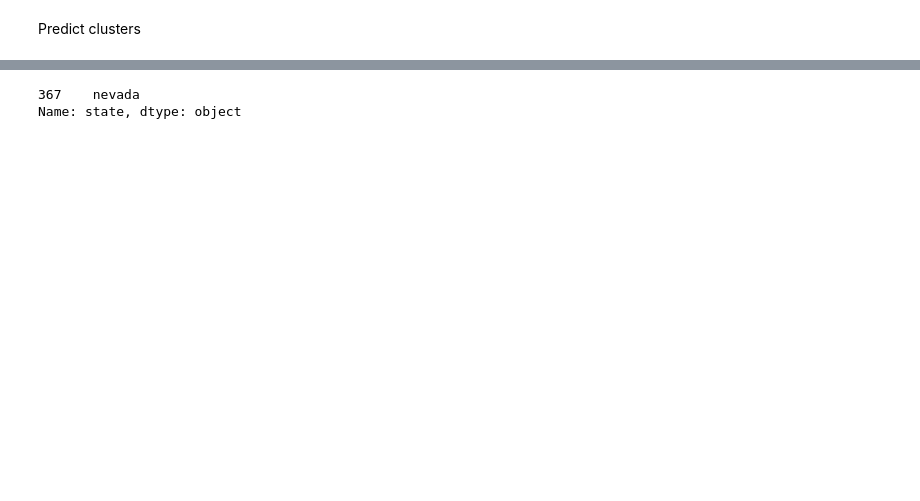
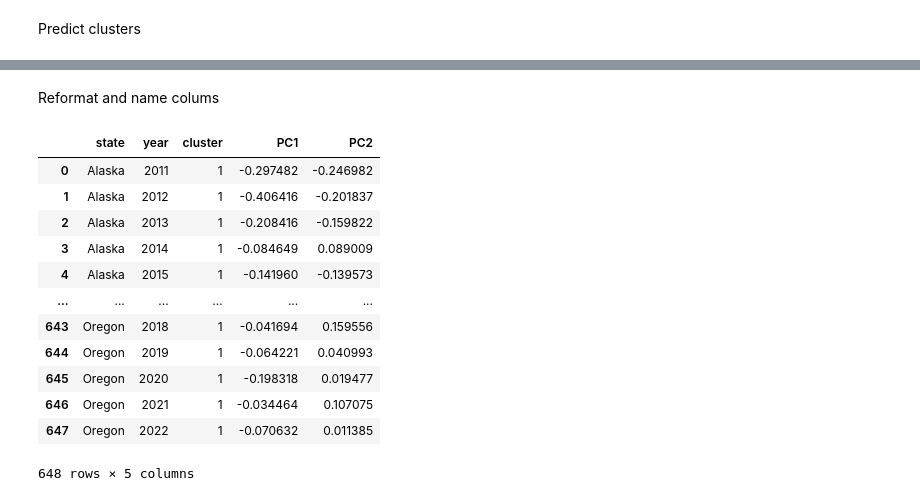
Before and after one commit to SAT-Enjoyers/citadel-datathon, a Jupyter notebook: eda/state_clustering.ipynb, the cells around one changed output, grey strips where cells are left out. Drawn from its saved outputs; the diff is of its cells as text; code cells hidden in the pictures; blank space fills up the shorter version.

```diff
--- a/eda/state_clustering.ipynb
+++ b/eda/state_clustering.ipynb
@@ -93,9 +111,26 @@ Inertia: 13.915549069005813
-# %%
-NEWNAME = 'State_Data_Clustered.csv'
-cols = df.columns.tolist()
-df = df[[cols[0]] + [cols[-1]] + cols[1:-1]]
-df.to_csv('../udataset/' + NEWNAME, index=False)
-print(df[(df['cluster'] == 0) & (df['year'] == 2013)]['state'])
-# %% [output]
-367    nevada
-Name: state, dtype: object
+# %% [markdown]
+Reformat and name colums
+# %%
+# Move the cluster column to the start
+cols = df.columns.tolist()
+df = df[[cols[0]] + [cols[1]] +[ cols[-1]] + cols[2:-1]]
+
+# Rename the principal components
+pca_mapping = {i: f"PC{i+1}" for i in range(no_components)}
+df = df.rename(columns=pca_mapping)
+
+df
+# %% [output]
+|  | state | year | cluster | PC1 | PC2 |
+| 0 | Alaska | 2011 | 1 | -0.297482 | -0.246982 |
+| 1 | Alaska | 2012 | 1 | -0.406416 | -0.201837 |
+| 2 | Alaska | 2013 | 1 | -0.208416 | -0.159822 |
+| 3 | Alaska | 2014 | 1 | -0.084649 | 0.089009 |
+| 4 | Alaska | 2015 | 1 | -0.141960 | -0.139573 |
+| ... | ... | ... | ... | ... | ... |
+| 643 | Oregon | 2018 | 1 | -0.041694 | 0.159556 |
+| 644 | Oregon | 2019 | 1 | -0.064221 | 0.040993 |
+| 645 | Oregon | 2020 | 1 | -0.198318 | 0.019477 |
+| 646 | Oregon | 2021 | 1 | -0.034464 | 0.107075 |
+| 647 | Oregon | 2022 | 1 | -0.070632 | 0.011385 |
+648 rows × 5 columns
```
Also changed, not shown: parts of 11 cells of this notebook, 2 other files.
